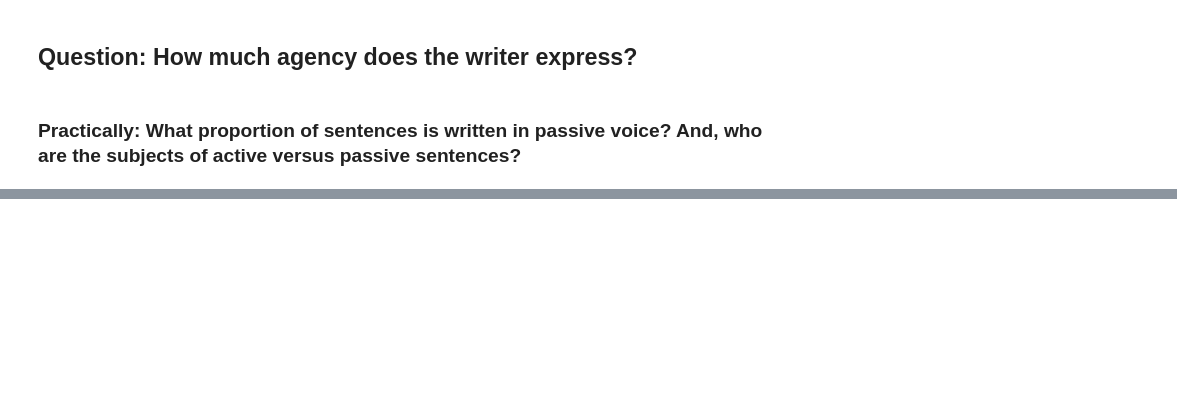
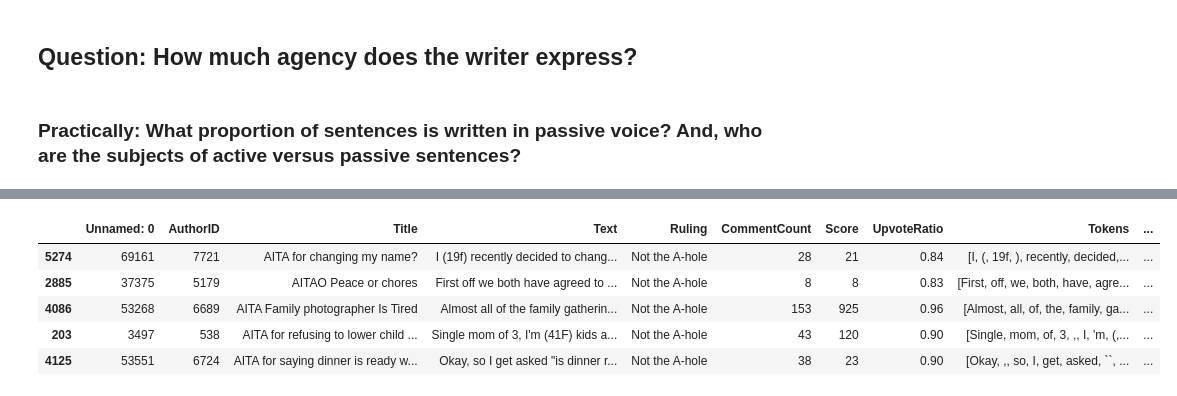
Before and after one commit to Data-Science-for-Linguists-2023/AITA-Blame-Analysis, a Jupyter notebook: code/data_analysis.ipynb, the cells around one changed output, grey strips where cells are left out. Cells and saved outputs as stored; diff of their text form; code cells hidden in the pictures; blank space fills up the shorter version.

```diff
--- a/code/data_analysis.ipynb
+++ b/code/data_analysis.ipynb
@@ -241,0 +290,10 @@ analysis_df.to_csv("../data/aita_working_df.csv")
+# %%
+top_passive = analysis_df.sort_values(by="PassActRatio", ascending=False)
+top_passive.head()
+# %% [output]
+|  | Unnamed: 0 | AuthorID | Title | Text | Ruling | CommentCount | Score | UpvoteRatio | Tokens | ... |
+| 5274 | 69161 | 7721 | AITA for changing my name? | I (19f) recently decided to chang... | Not the A-hole | 28 | 21 | 0.84 | [I, (, 19f, ), recently, decided,... | ... |
+| 2885 | 37375 | 5179 | AITAO Peace or chores | First off we both have agreed to ... | Not the A-hole | 8 | 8 | 0.83 | [First, off, we, both, have, agre... | ... |
+| 4086 | 53268 | 6689 | AITA Family photographer Is Tired | Almost all of the family gatherin... | Not the A-hole | 153 | 925 | 0.96 | [Almost, all, of, the, family, ga... | ... |
+| 203 | 3497 | 538 | AITA for refusing to lower child ... | Single mom of 3, I'm (41F) kids a... | Not the A-hole | 43 | 120 | 0.90 | [Single, mom, of, 3, ,, I, 'm, (,... | ... |
+| 4125 | 53551 | 6724 | AITA for saying dinner is ready w... | Okay, so I get asked "is dinner r... | Not the A-hole | 38 | 23 | 0.90 | [Okay, ,, so, I, get, asked, ``, ... | ... |
```
Also changed, not shown: parts of 52 cells of this notebook, 1 other file.
